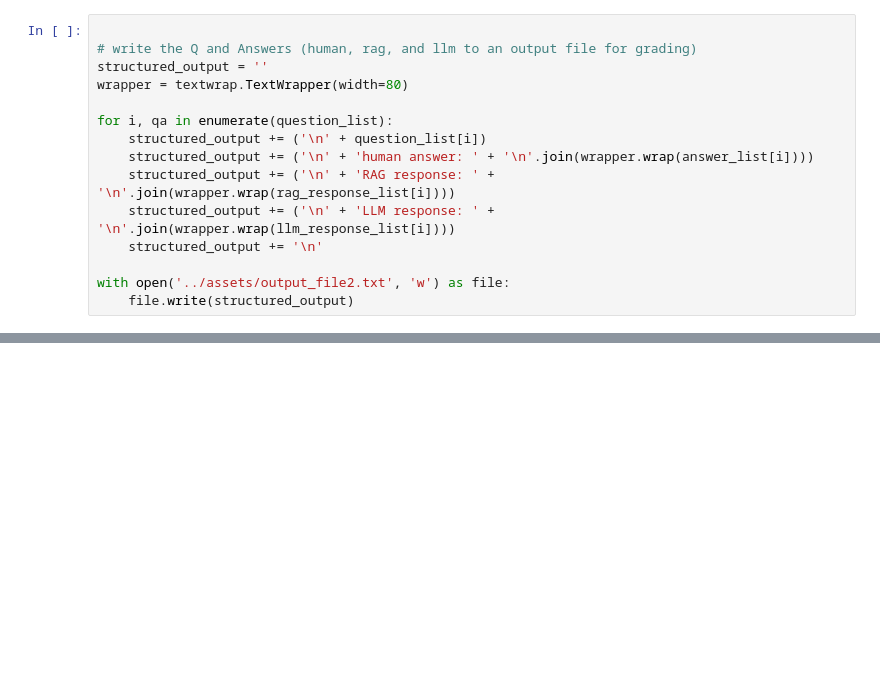
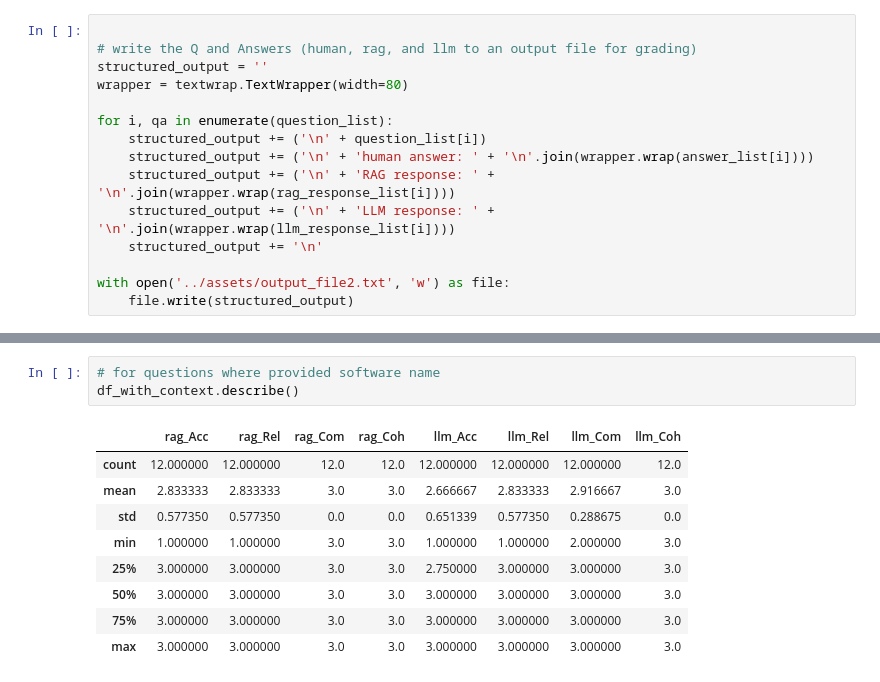
Before and after one commit to mille055/Chat_with_Docs, a Jupyter notebook: notebooks/process_question_list.ipynb, the cells around one changed output, grey strips where cells are left out. Saved outputs shown, nothing was run; the diff lists cells and outputs as text; blank space fills up the shorter version.

```diff
--- a/notebooks/process_question_list.ipynb
+++ b/notebooks/process_question_list.ipynb
@@ -160,0 +275,13 @@ with open('../assets/output_file2.txt', 'w') as file:
+# %%
+# for questions where provided software name
+df_with_context.describe()
+# %% [output]
+|  | rag_Acc | rag_Rel | rag_Com | rag_Coh | llm_Acc | llm_Rel | llm_Com | llm_Coh |
+| count | 12.000000 | 12.000000 | 12.0 | 12.0 | 12.000000 | 12.000000 | 12.000000 | 12.0 |
+| mean | 2.833333 | 2.833333 | 3.0 | 3.0 | 2.666667 | 2.833333 | 2.916667 | 3.0 |
+| std | 0.577350 | 0.577350 | 0.0 | 0.0 | 0.651339 | 0.577350 | 0.288675 | 0.0 |
+| min | 1.000000 | 1.000000 | 3.0 | 3.0 | 1.000000 | 1.000000 | 2.000000 | 3.0 |
+| 25% | 3.000000 | 3.000000 | 3.0 | 3.0 | 2.750000 | 3.000000 | 3.000000 | 3.0 |
+| 50% | 3.000000 | 3.000000 | 3.0 | 3.0 | 3.000000 | 3.000000 | 3.000000 | 3.0 |
+| 75% | 3.000000 | 3.000000 | 3.0 | 3.0 | 3.000000 | 3.000000 | 3.000000 | 3.0 |
+| max | 3.000000 | 3.000000 | 3.0 | 3.0 | 3.000000 | 3.000000 | 3.000000 | 3.0 |
```
Also changed, not shown: parts of 7 cells of this notebook, 1 other file.
